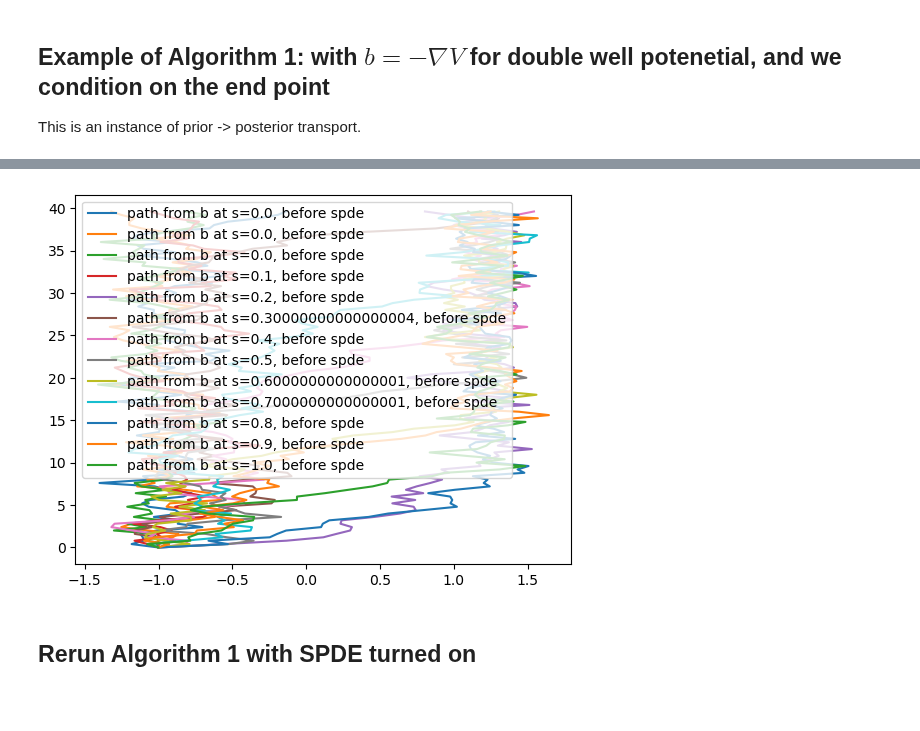
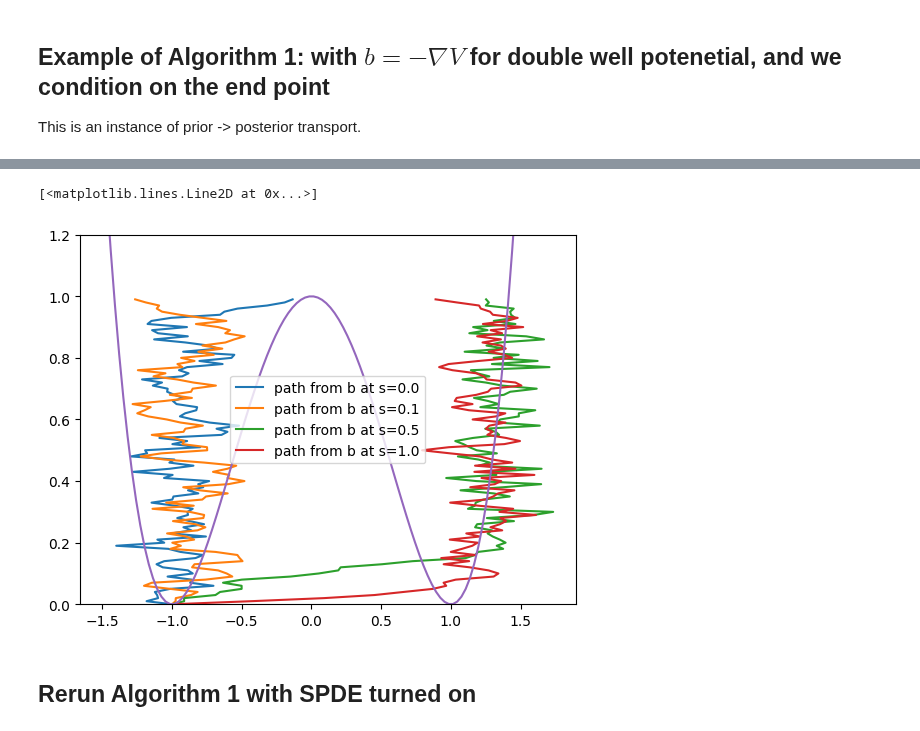
Before and after one commit to reubenharry/path_sampling, a Jupyter notebook: notebooks/notebook_1.ipynb, the cells around one changed output, grey strips where cells are left out. Cells and saved outputs as stored; diff of their text form; code cells hidden in the pictures; blank space fills up the shorter version.

```diff
--- a/notebooks/notebook_1.ipynb
+++ b/notebooks/notebook_1.ipynb
@@ -27,7 +27,8 @@ def uref(x, t):
     return -jax.grad(potential)(x)
 # %%
 key = jax.random.key(0)
-schedule = np.linspace(0,1,11)
+# schedule = np.linspace(0,1,11)
+schedule = [0.1,0.5,1.0]
 
 
 # currently we're just doing an SDE on \mathbb{R}
@@ -61,5 +62,12 @@ for i, s in enumerate(schedule):
         refine=False,
         ndims=ndims
     )
+
+potential = make_double_well_potential(v=1.0)
+x = jnp.expand_dims(jnp.linspace(-1.5, 1.5, 100), 1)
+y = potential(x)
+# limit y axis to 5
+plt.ylim(0, 1.2)
+plt.plot(x, y)
 # %% [output]
 s:  0.0
@@ -82,4 +79,5 @@ Train loss: 3855.057861328125
+[<matplotlib.lines.Line2D at 0x...>]
-[figure, old version]
+[figure, new version]
 # %% [markdown]
 ## Rerun Algorithm 1 with SPDE turned on
 # %%
```
Also changed, not shown: parts of 1 cell of this notebook, 2 other files.
